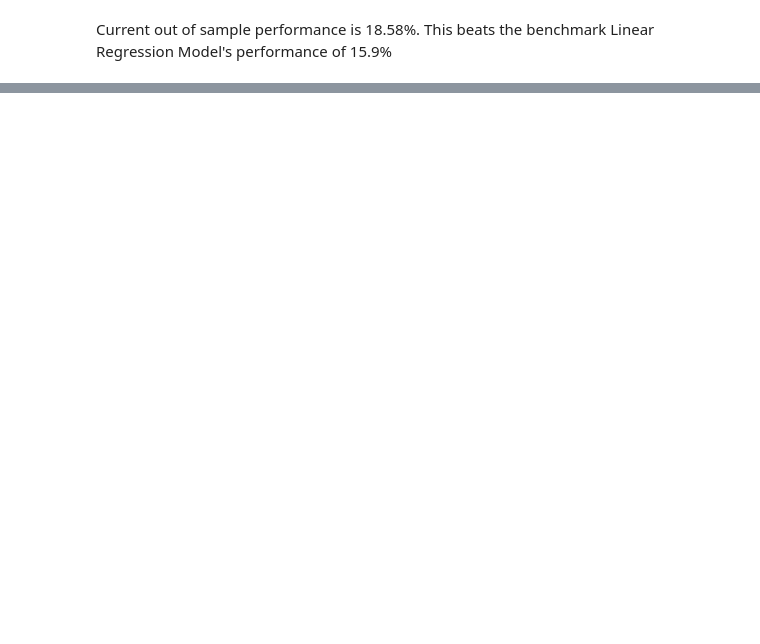
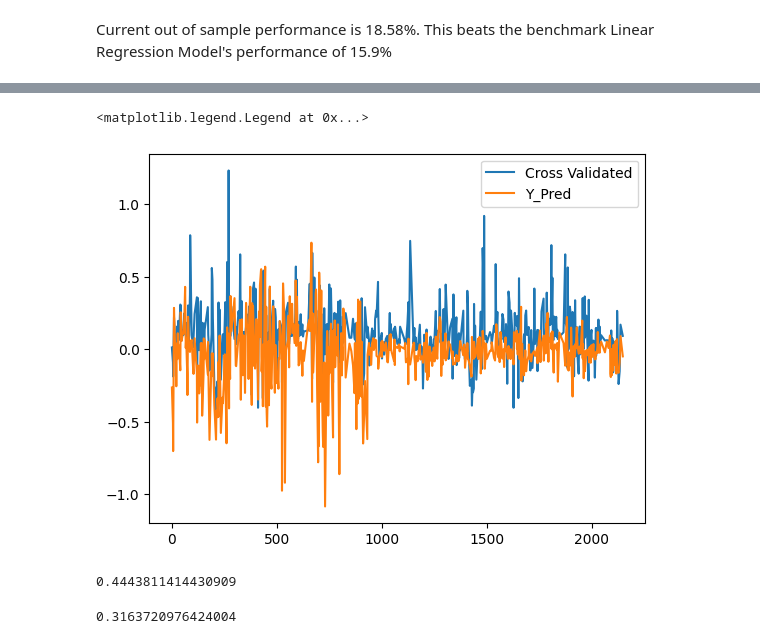
Before and after one commit to talhajamal11/QRT---Electricity-Prices---2023, a Jupyter notebook: src/main.ipynb, the cells around one changed output, grey strips where cells are left out. Saved outputs shown, nothing was run; the diff lists cells and outputs as text; code cells hidden in the pictures; blank space fills up the shorter version.

Commit message:
The data is fixed. Time to find the right cross validation technique

```diff
--- a/src/main.ipynb
+++ b/src/main.ipynb
@@ -156,8 +295,12 @@ New Model Spearman correlation for the train set: 42.3%
 # %%
 X_validation_clean = x_validation
 
-Y_test_submission = pd.DataFrame()
-Y_test_submission['ID'] = x_validation.index.to_list()
-Y_test_submission['TARGET'] = xg_reg.predict(X_validation_clean)
+cross_validated_model = pd.DataFrame()
+cross_validated_model['ID'] = x_validation.index.to_list()
+cross_validated_model['TARGET'] = cv_xgb.predict(X_validation_clean)
+cross_validated_model.to_csv('src/cross_validated_model.csv', index=False)
 
-Y_test_submission.to_csv('src/xgb_predictions.csv', index=False)
+full_model = pd.DataFrame()
+full_model['ID'] = x_validation.index.to_list()
+full_model['TARGET'] = xgb.predict(X_validation_clean)
+full_model.to_csv('src/full_model.csv', index=False)
@@ -206,0 +336,3 @@ plt.show()
+# %%
+cross_validated_model = cross_validated_model.sort_values(by='ID')
+cross_validated_model.head()
@@ -206,0 +363,22 @@ plt.show()
+# %%
+#plt.plot(full_model['ID'], full_model['TARGET'], label='Full Model')
+
+y_pred = pd.read_csv('src/y_pred.csv')
+y_pred = y_pred.sort_values(by='ID')
+
+plt.plot(cross_validated_model['ID'], cross_validated_model['TARGET'], label='Cross Validated')
+plt.plot(y_pred['ID'], y_pred['TARGET'], label='Y_Pred')
+plt.legend()
+# %% [output]
+<matplotlib.legend.Legend at 0x...>
+[figure, added]
+# %%
+metric_train(cross_validated_model['TARGET'], y_pred['TARGET'])
+# %% [output]
+0.4443811414430909
+# %%
+prev_pred = pd.read_csv('src/xgb_predictions.csv')
+prev_pred = prev_pred.sort_values(by='ID')
+metric_train(prev_pred['TARGET'], y_pred['TARGET'])
+# %% [output]
+0.3163720976424004
```
Also changed, not shown: parts of 14 cells of this notebook, 4 other files.
